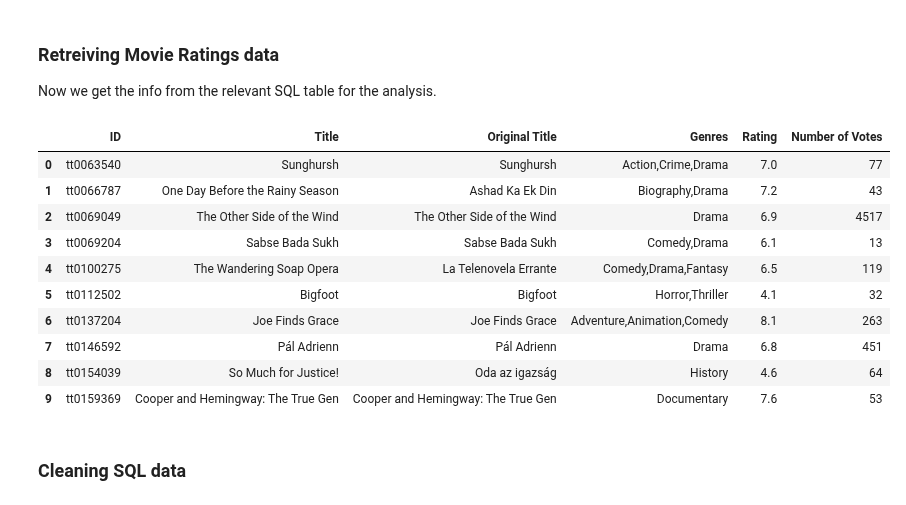
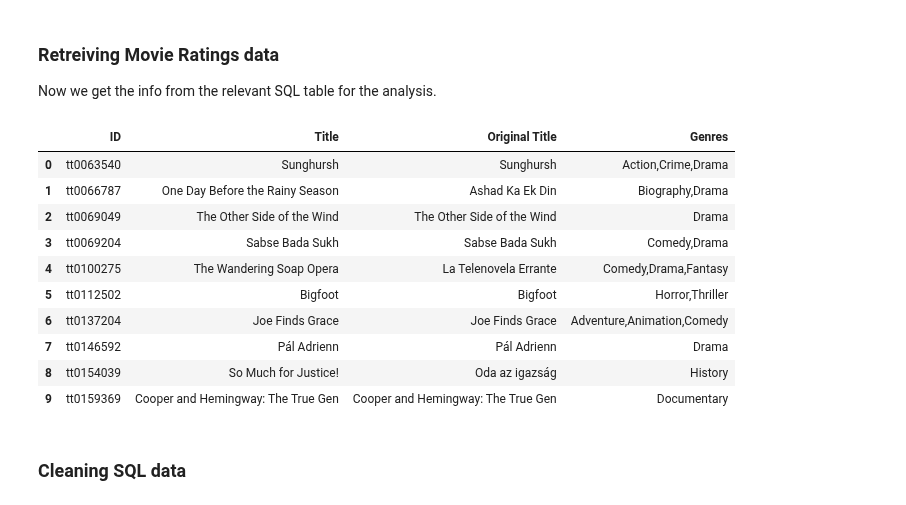
Before and after one commit to QuinnGrigsby/Capstone_Git-ing_it_done_MovieInformation, a Jupyter notebook: Data Understanding.ipynb, the cells around one changed output. Cells and saved outputs as stored; diff of their text form; code cells hidden in the pictures.

Commit message:
Correct mistaken operations

```diff
--- a/Data Understanding.ipynb
+++ b/Data Understanding.ipynb
@@ -171,30 +169,28 @@ query = '''
         movie_id AS "ID",
         primary_title AS "Title",
         original_title AS "Original Title",
-        genres AS "Genres",
-        averagerating AS "Rating",
-        numvotes AS "Number of Votes"
+        genres AS "Genres"
     FROM movie_basics
         JOIN movie_ratings
         USING (movie_id)
 '''
 
 #Assign the query to a pandas dataframe
-movie_rating = pd.read_sql(query,conn)
+movie_by_genre = pd.read_sql(query,conn)
 # %%
-movie_rating.head(10)
+movie_by_genre.head(10)
 # %% [output]
-|  | ID | Title | Original Title | Genres | Rating | Number of Votes |
-| 0 | tt0063540 | Sunghursh | Sunghursh | Action,Crime,Drama | 7.0 | 77 |
-| 1 | tt0066787 | One Day Before the Rainy Season | Ashad Ka Ek Din | Biography,Drama | 7.2 | 43 |
-| 2 | tt0069049 | The Other Side of the Wind | The Other Side of the Wind | Drama | 6.9 | 4517 |
-| 3 | tt0069204 | Sabse Bada Sukh | Sabse Bada Sukh | Comedy,Drama | 6.1 | 13 |
-| 4 | tt0100275 | The Wandering Soap Opera | La Telenovela Errante | Comedy,Drama,Fantasy | 6.5 | 119 |
-| 5 | tt0112502 | Bigfoot | Bigfoot | Horror,Thriller | 4.1 | 32 |
-| 6 | tt0137204 | Joe Finds Grace | Joe Finds Grace | Adventure,Animation,Comedy | 8.1 | 263 |
-| 7 | tt0146592 | Pál Adrienn | Pál Adrienn | Drama | 6.8 | 451 |
-| 8 | tt0154039 | So Much for Justice! | Oda az igazság | History | 4.6 | 64 |
-| 9 | tt0159369 | Cooper and Hemingway: The True Gen | Cooper and Hemingway: The True Gen | Documentary | 7.6 | 53 |
+|  | ID | Title | Original Title | Genres |
+| 0 | tt0063540 | Sunghursh | Sunghursh | Action,Crime,Drama |
+| 1 | tt0066787 | One Day Before the Rainy Season | Ashad Ka Ek Din | Biography,Drama |
+| 2 | tt0069049 | The Other Side of the Wind | The Other Side of the Wind | Drama |
+| 3 | tt0069204 | Sabse Bada Sukh | Sabse Bada Sukh | Comedy,Drama |
+| 4 | tt0100275 | The Wandering Soap Opera | La Telenovela Errante | Comedy,Drama,Fantasy |
+| 5 | tt0112502 | Bigfoot | Bigfoot | Horror,Thriller |
+| 6 | tt0137204 | Joe Finds Grace | Joe Finds Grace | Adventure,Animation,Comedy |
+| 7 | tt0146592 | Pál Adrienn | Pál Adrienn | Drama |
+| 8 | tt0154039 | So Much for Justice! | Oda az igazság | History |
+| 9 | tt0159369 | Cooper and Hemingway: The True Gen | Cooper and Hemingway: The True Gen | Documentary |
 # %% [markdown]
 ### Cleaning SQL data
 # %%
```
Also changed, not shown: parts of 55 cells of this notebook.
